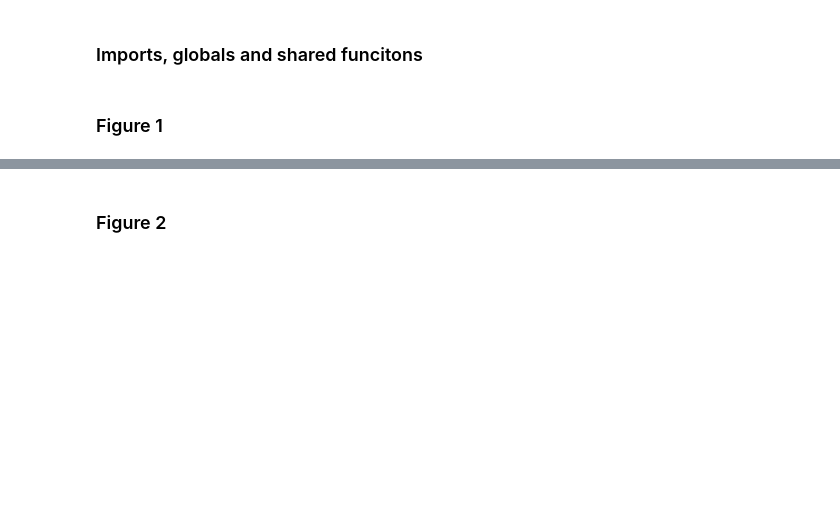
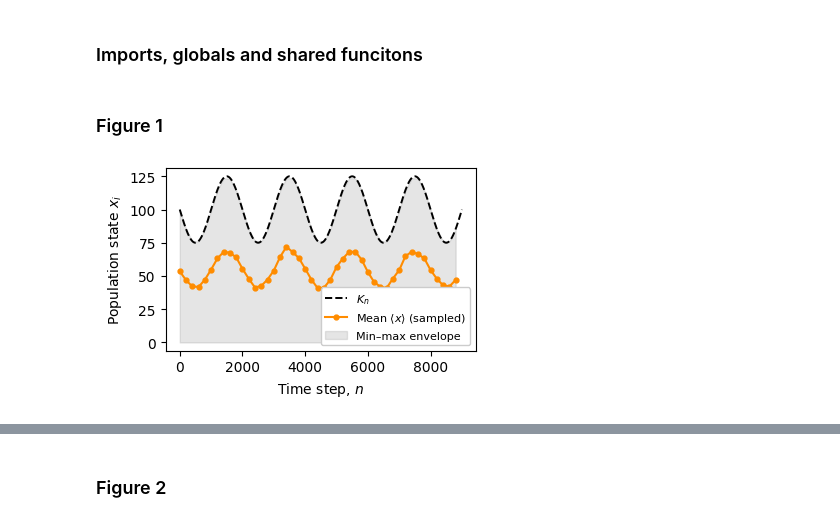
Before and after one commit to celiablanco/macro_to_micro, a Jupyter notebook: macro_to_micro_figs.ipynb, the cells around one changed output, grey strips where cells are left out. Cells and saved outputs as stored; diff of their text form; code cells hidden in the pictures; blank space fills up the shorter version.

```diff
--- a/macro_to_micro_figs.ipynb
+++ b/macro_to_micro_figs.ipynb
@@ -130,8 +130,42 @@ def fit_logistic_and_r2(x, y, p0=None, bounds=([0.0, 0.0, 0.0], [5.0, 5.0, 60.0]
     ss_tot = np.sum((y - np.mean(y))**2)
     r2 = 1.0 - ss_res/ss_tot if ss_tot > 0 else np.nan
     return popt, r2
-# %% [markdown]
-### Figure 1
+# %% [markdown]
+### Figure 1
+# %%
+# simulation
+A = 25
+sample_every = 200
+
+mod_fn = lambda n: K_sinusoid(n, K0=K0, A=A)
+X_all, K_t = simulate_full_population(mod_fn, N=N, T=T, K0=K0,
+                                      r_min=r_min, r_max=r_max, seed=SEED)
+
+X_all = X_all[:, discard:]
+K_t   = K_t[discard:]
+
+T_eff = X_all.shape[1]
+sample_indices = np.arange(0, T_eff, sample_every)
+X_sampled = X_all[:, sample_indices]
+mean_sampled = X_sampled.mean(axis=0)
+min_sampled  = X_sampled.min(axis=0)
+max_sampled  = X_sampled.max(axis=0)
+
+# Plot
+plt.figure(figsize=(4, 2.6))
+plt.plot(np.arange(len(K_t)), K_t, color='black', lw=1.4, ls='--', label=r"$K_n$")
+plt.plot(sample_indices, mean_sampled, '-o', ms=3.5, color='darkorange',
+         label='Mean $\langle x\\rangle$ (sampled)')
+plt.fill_between(sample_indices, min_sampled, max_sampled,
+                 color='gray', alpha=0.2, label='Min–max envelope')
+plt.xlabel("Time step, $n$")
+plt.ylabel("Population state $x_i$")
+# plt.title("Sinusoidal Modulation\n$K_n = K_0 + A \\, \sin(\\omega n)$", fontsize=10)
+plt.legend(loc='lower right', fontsize=8, facecolor='white', framealpha=1)
+plt.tight_layout()
+plt.show()
+# %% [output]
+[figure, added]
 # %%
 def simulate_uncoupled_K_modulated(N=N, K0=K0, A=25, omega=2*np.pi/2000,
                                    timesteps=T, discard=discard,
```
Also changed, not shown: parts of 14 cells of this notebook.
